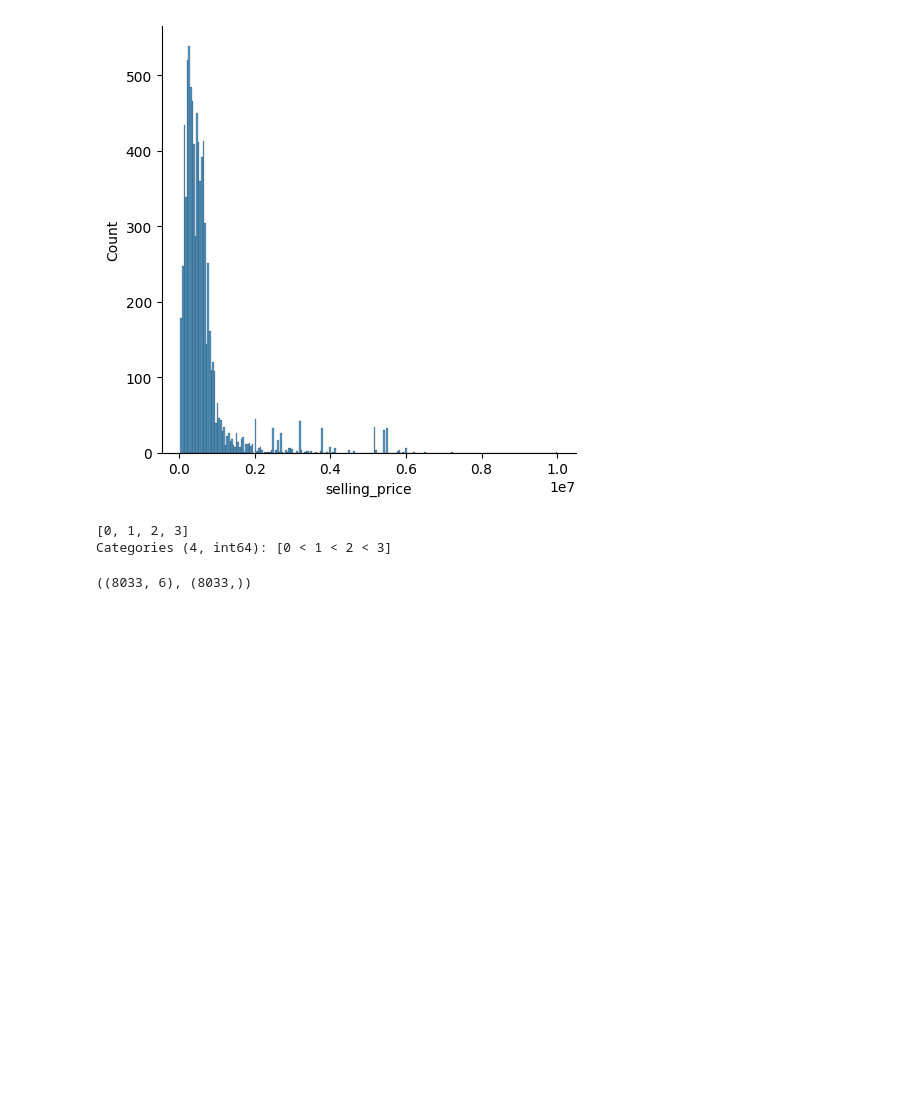
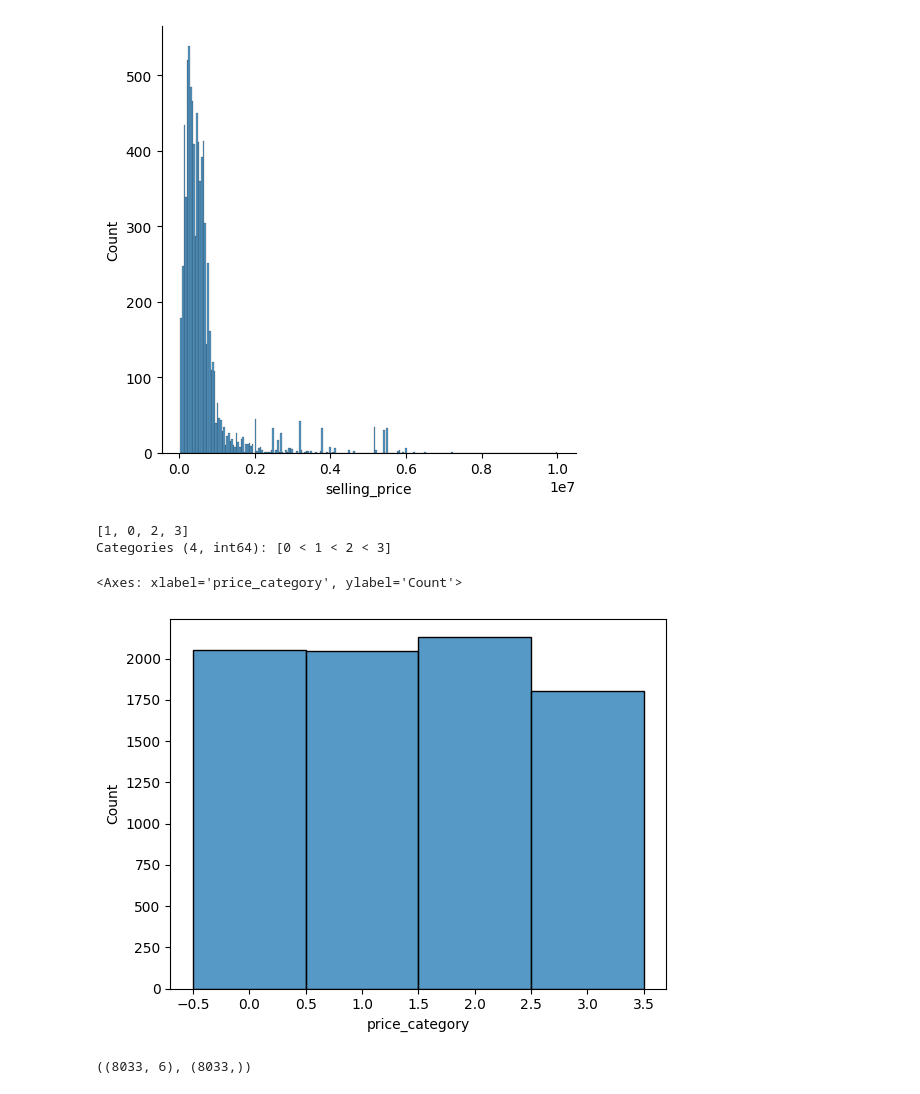
Before and after one commit to puskr99/A3-car-price, a Jupyter notebook: code/car-price-prediction.ipynb, the cells around one changed output. Saved outputs shown, nothing was run; the diff lists cells and outputs as text; code cells hidden in the pictures; blank space fills up the shorter version.

```diff
--- a/code/car-price-prediction.ipynb
+++ b/code/car-price-prediction.ipynb
@@ -324,11 +324,17 @@ sns.displot(df['selling_price'])
 
 labels = [0, 1, 2, 3]
 
-df['price_category'] = pd.cut(df['selling_price'], labels = labels, bins = 4)
+# df['price_category'] = pd.cut(df['selling_price'], labels = labels, bins = 4)
+df['price_category'] = pd.cut(df['selling_price'], bins=[0, 260000, 450000, 700000, np.inf], labels=[0, 1, 2, 3])
 df['price_category'].unique()
 # %% [output]
-[0, 1, 2, 3]
+[1, 0, 2, 3]
 Categories (4, int64): [0 < 1 < 2 < 3]
+# %%
+sns.histplot(df['price_category'])
+# %% [output]
+<Axes: xlabel='price_category', ylabel='Count'>
+[figure, added]
 # %%
 # x is our features
 # ignoring some feature like seller_type, transmission, owner and seats,
```
Also changed, not shown: parts of 12 cells of this notebook, 1 other file.
